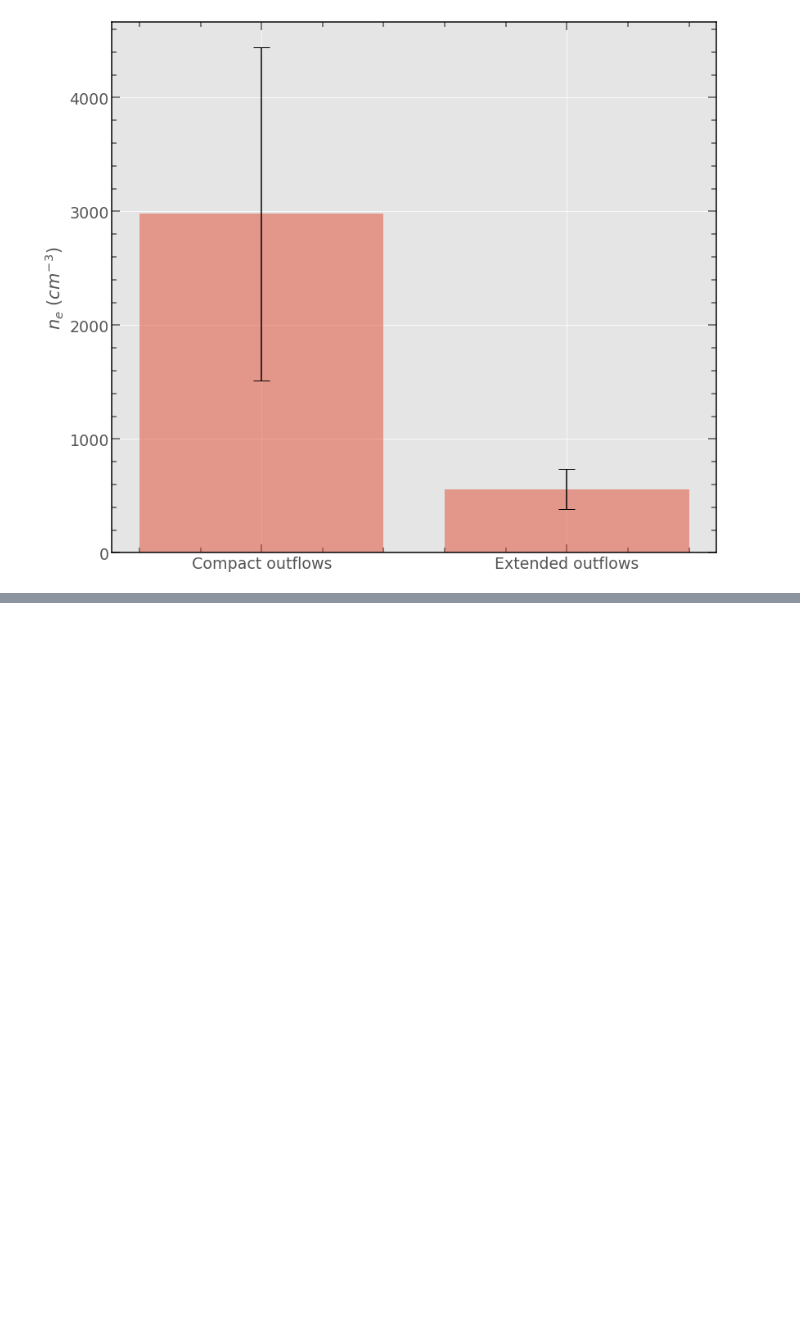
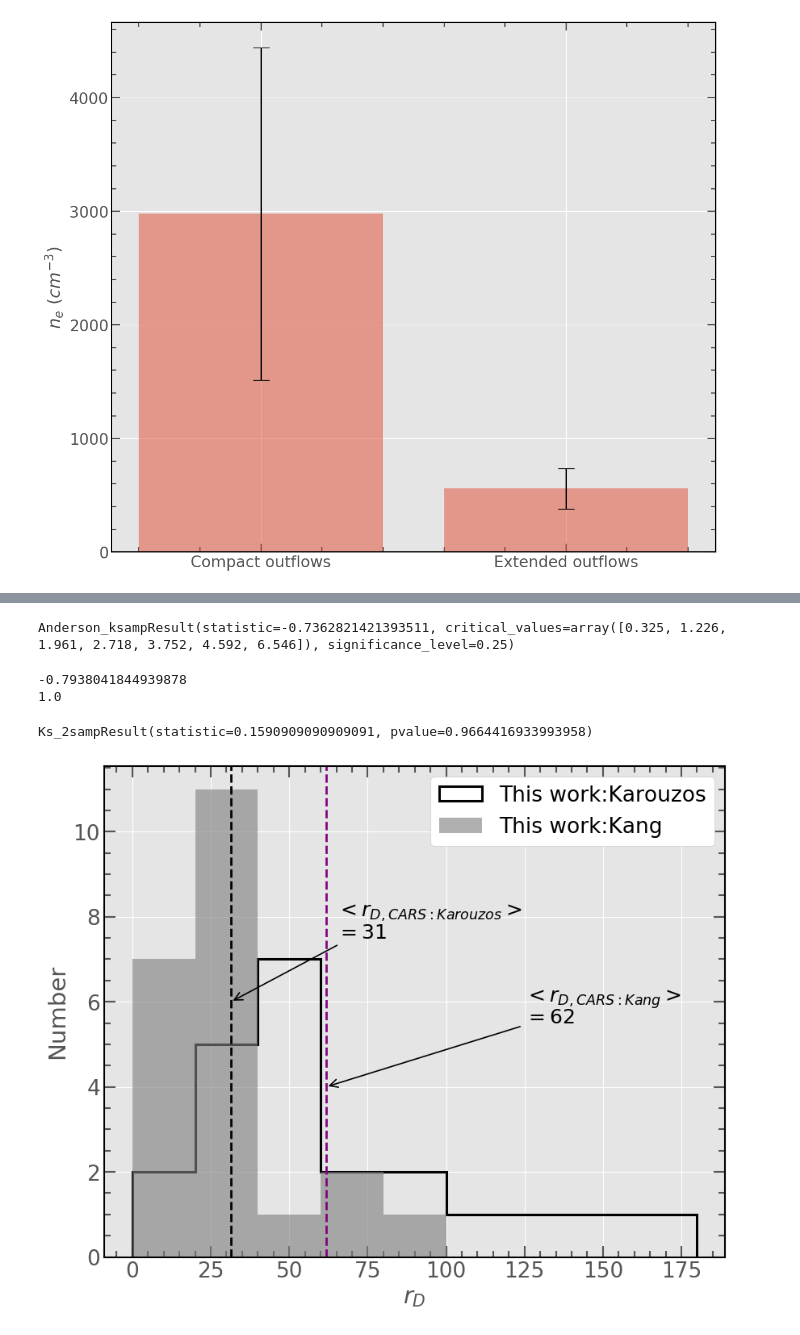
Before and after one commit to astrmainak/mainaksingha1, a Jupyter notebook: Result Plots Paper 1.ipynb, the cells around one changed output, grey strips where cells are left out. Cells and saved outputs as stored; diff of their text form; code cells hidden in the pictures; blank space fills up the shorter version.

```diff
--- a/Result Plots Paper 1.ipynb
+++ b/Result Plots Paper 1.ipynb
@@ -462,0 +527,67 @@ plt.hist(np.random.choice(extended_log_Hb_CARS,size=100))
+# %%
+anderson_ksamp([compact_log_Hb_CARS,extended_log_Hb_CARS])
+# %% [output]
+Anderson_ksampResult(statistic=-0.7362821421393511, critical_values=array([0.325, 1.226, 1.961, 2.718, 3.752, 4.592, 6.546]), significance_level=0.25)
+# %%
+n = 12
+AD = -0.7362821421393511
+a = AD*(1+(0.75/n)+(2.25/n**2))
+print (a)
+p = 1 - np.exp(-13.436 + 101.14*(a)- 223.73*(a)**2)
+print (p)
+# %% [output]
+-0.7938041844939878
+1.0
+# %%
+ks_2samp(compact_log_Hb_CARS,extended_log_Hb_CARS)
+# %% [output]
+Ks_2sampResult(statistic=0.1590909090909091, pvalue=0.9664416933993958)
+# %%
+R_out_kang = 1000*(10**(0.279*compact_log_L_OIII_CARS- 11.291))
+# %%
+R_out_karouzos = offset_wing_karzous
+# %%
+R_out_CARS = compact_offset_wing_mainak
+# %%
+CARS_kang_ratio_dist = R_out_kang/R_out_CARS
+CARS_karouzos_ratio_dist = R_out_karouzos/R_out_CARS
+# %%
+plt.style.use('ggplot')
+plt.rcParams['axes.linewidth'] = 1.5
+plt.rcParams['axes.edgecolor'] = 'k'
+csfont = {'fontname':'Times New Roman'}
+
+fig = plt.figure(figsize=(9,7))
+
+ax1 = fig.add_axes([0.105, 0.11, 0.855, 0.87]) # main axes
+
+cm = plt.cm.RdBu
+bins1 = np.arange(0,200,20)
+bins2 = np.arange(0,120,20)
+
+n, bins, patches = ax1.hist(CARS_kang_ratio_dist,bins=bins1,histtype='step',label='This work:Karouzos',alpha=0.995,edgecolor='k', linewidth=2.2,rwidth=0.9)
+for i, p in enumerate(patches):
+    plt.setp(p, 'facecolor', cm(i/2500)) # notice the i/25
+
+cm = plt.cm.RdBu
+
+ax1.hist(CARS_karouzos_ratio_dist,color='gray',bins=bins2,label='This work:Kang',alpha=0.62)
+
+plt.axvline(x=np.mean(CARS_kang_ratio_dist),color='purple',ls='--',lw=2,alpha=0.99)
+plt.axvline(x=np.mean(CARS_karouzos_ratio_dist),color='k',ls='--',lw=2,alpha=0.99)
+
+ax1.set_xlabel('$r_{D}$',fontsize=21)
+ax1.set_ylabel('Number',fontsize=21)
+ax1.tick_params(axis='both',which='both',direction='in',width=1.5,labelsize=19)
+ax1.tick_params(axis='both',which='major',direction='in',width=1.5,bottom=True,left=True,right=True,top=True,length=10)
+ax1.tick_params(axis='both',which='minor',direction='in',width=1.5,bottom=True,left=True,right=True,top=True,length=6)
+ax1.minorticks_on()
+ax1.annotate('$<r_{D,CARS:Karouzos}>$',xy=(np.mean(CARS_karouzos_ratio_dist),6),xytext=(65,8),fontsize=18)
+ax1.annotate('$=31$',xy=(np.mean(CARS_karouzos_ratio_dist),6),xytext=(65,7.5),arrowprops=dict(arrowstyle= '->',color='black',lw=1.2,connectionstyle='arc'),fontsize=18)
+ax1.annotate('$<r_{D,CARS:Kang}>$',xy=(np.mean(CARS_kang_ratio_dist),4),xytext=(125,6),fontsize=18)
+ax1.annotate('$=62$',xy=(np.mean(CARS_kang_ratio_dist),4),xytext=(125,5.5),arrowprops=dict(arrowstyle= '->',color='black',lw=1.2,connectionstyle='arc'),fontsize=18)
+
+ax1.legend(facecolor='white', framealpha=1, fontsize=19, loc='upper right')
+fig.savefig('/home/rickeythecat/Downloads/Outflow_paper1/energetics_with_distance.png',overwrite=True)
+# %% [output]
+[figure, added]
```
Also changed, not shown: parts of 28 cells of this notebook.
